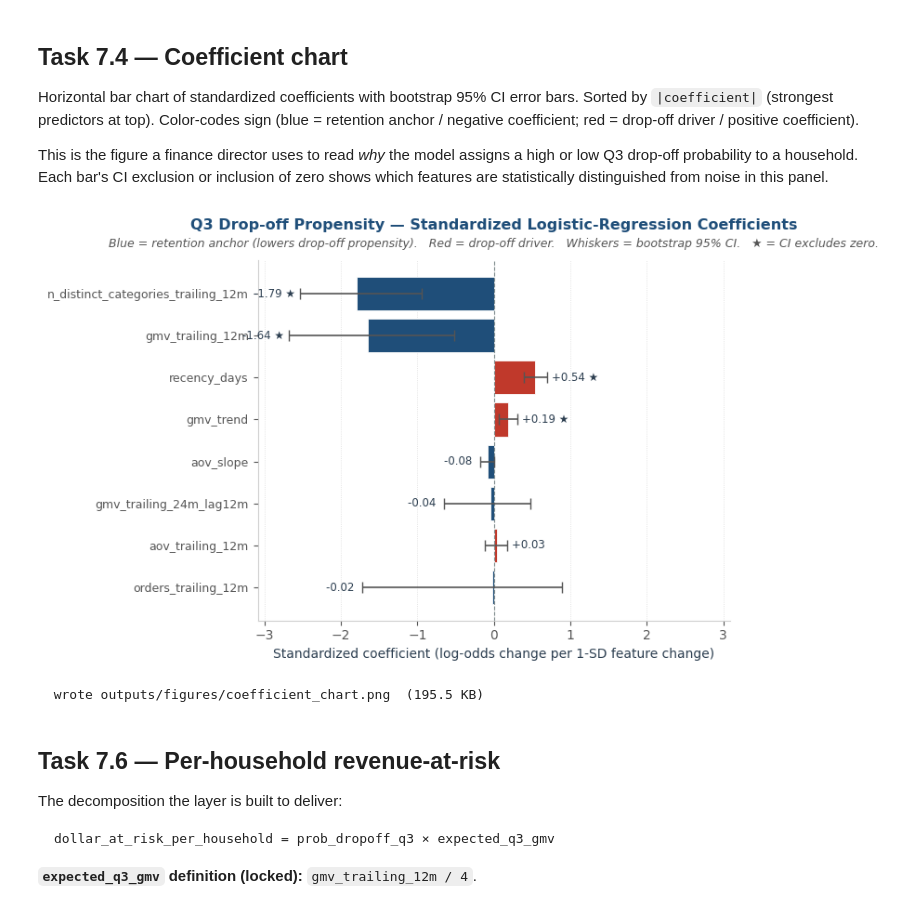
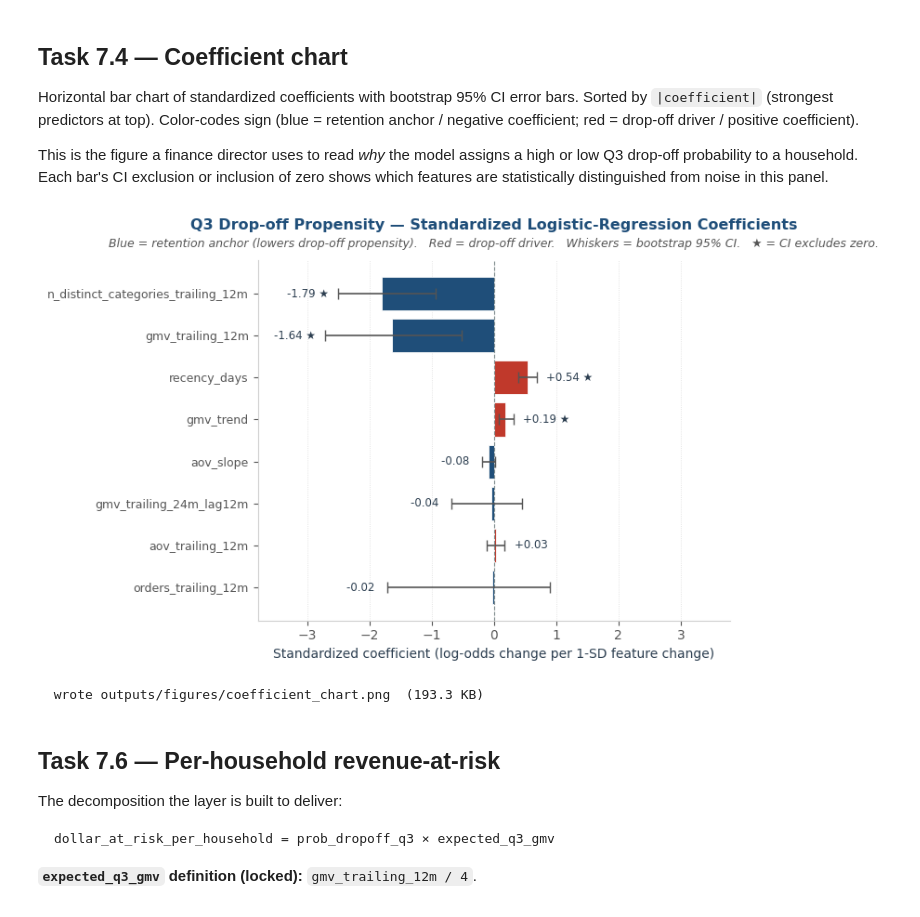
Before and after one commit to lilwan345/amazon-revenue-analytics, a Jupyter notebook: notebooks/02_layer2_rar.ipynb, the cells around one changed output. Saved outputs shown, nothing was run; the diff lists cells and outputs as text; code cells hidden in the pictures.

```diff
--- a/notebooks/02_layer2_rar.ipynb
+++ b/notebooks/02_layer2_rar.ipynb
@@ -1259,16 +1259,19 @@ ax.errorbar(
 
 ax.axvline(0, color=COLOR_NEUTRAL, linewidth=0.8, linestyle="--", zorder=1)
 
-# Annotate coefficient at end of each bar
-xrange = max(abs(ci_lo.min()), abs(ci_hi.max())) * 1.15
+# Annotate coefficient at end of each bar.
+# Use 40% xrange padding (was 15%) + 0.15 absolute-unit label offset (was xrange*0.02
+# ~0.04 units) so negative-coefficient labels clear the y-axis feature names with the
+# same visual padding as positive labels clear the right edge.
+xrange = max(abs(ci_lo.min()), abs(ci_hi.max())) * 1.40
 ax.set_xlim(-xrange, xrange)
+label_offset = 0.15
 for bar, c, lo, hi in zip(bars, coefs, ci_lo, ci_hi):
-    # Position label outside the bar end (and outside the CI whisker)
     if c > 0:
-        x_label = hi + xrange * 0.02
+        x_label = hi + label_offset
         ha = "left"
     else:
-        x_label = lo - xrange * 0.02
+        x_label = lo - label_offset
         ha = "right"
     sig_marker = "" if (lo <= 0 <= hi) else "★"
     ax.text(
@@ -1279,35 +1282,35 @@ for bar, c, lo, hi in zip(bars, coefs, ci_lo, ci_hi):
     )
 
 ax.set_title(
     "Q3 Drop-off Propensity — Standardized Logistic-Regression Coefficients",
     pad=24, fontsize=11.5,
 )
 ax.text(
     0.5, 1.03,
     "Blue = retention anchor (lowers drop-off propensity).   Red = drop-off driver.   "
     "Whiskers = bootstrap 95% CI.   ★ = CI excludes zero.",
     transform=ax.transAxes, ha="center", va="bottom",
     fontsize=9.0, color=COLOR_MUTED, style="italic",
 )
 
 ax.set_xlabel("Standardized coefficient (log-odds change per 1-SD feature change)", fontsize=10)
 ax.set_ylabel("")
 ax.tick_params(axis="y", labelsize=9)
 
 ax.xaxis.grid(True, linestyle=":", color="#dddddd", linewidth=0.6)
 ax.set_axisbelow(True)
 
 plt.tight_layout(rect=[0, 0, 1, 0.92])
 
 COEFF_PNG = PROJECT_ROOT / "outputs" / "figures" / "coefficient_chart.png"
 plt.savefig(COEFF_PNG, dpi=300, facecolor="white", bbox_inches="tight")
 plt.show()
 
 print(f"  wrote {COEFF_PNG.relative_to(PROJECT_ROOT)}  "
       f"({COEFF_PNG.stat().st_size / 1024:.1f} KB)")
 # %% [output]
-[figure, old version]
+[figure, new version]
-  wrote outputs/figures/coefficient_chart.png  (195.5 KB)
+  wrote outputs/figures/coefficient_chart.png  (193.3 KB)
 # %% [markdown]
 ## Task 7.6 — Per-household revenue-at-risk
 
```
Also changed, not shown: parts of 7 cells of this notebook, 2 other files.
